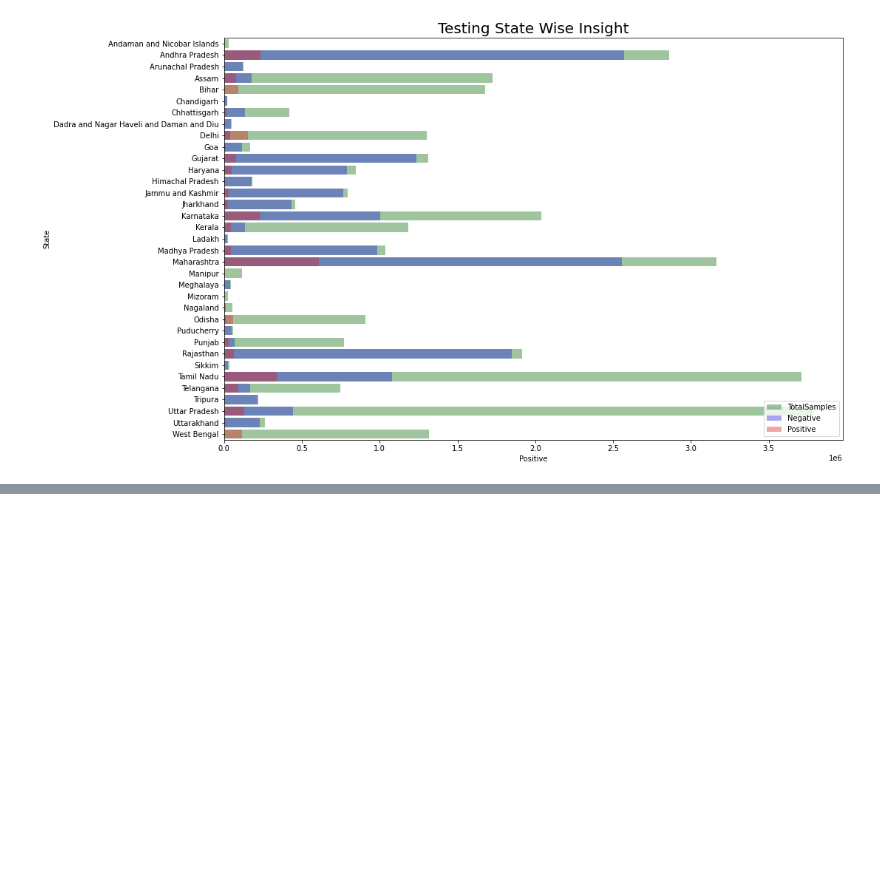
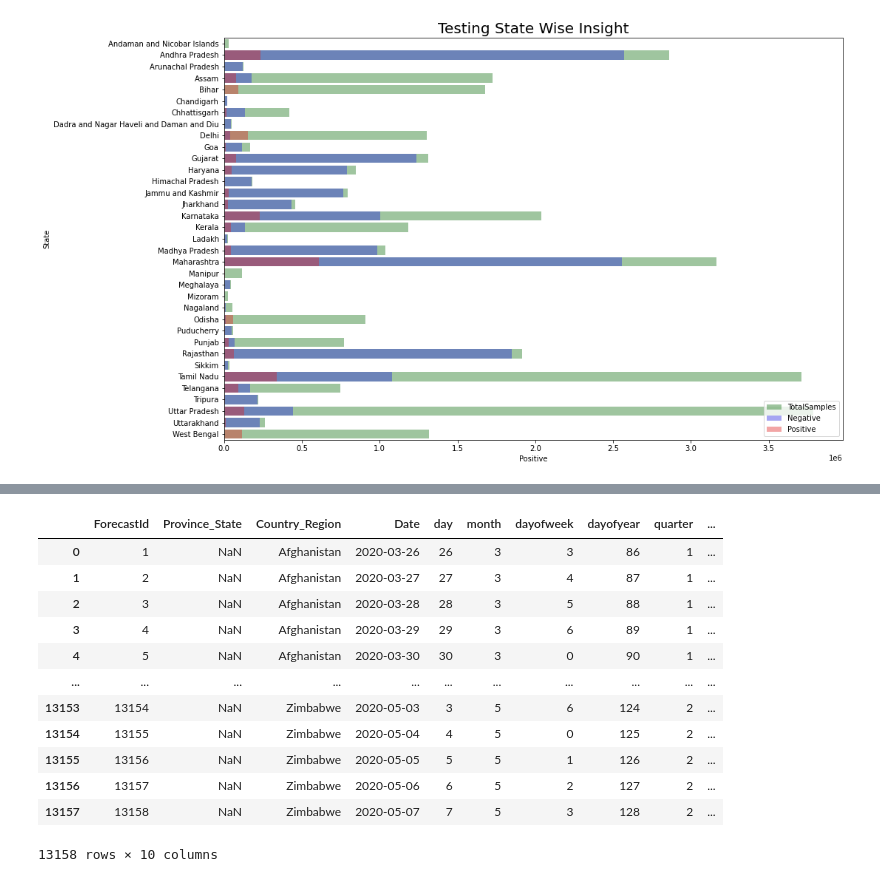
Before and after one commit to samuira/TechHubResearch, a Jupyter notebook: Kaggle/covid19-global-forecasting-week-3/practice.ipynb, the cells around one changed output, grey strips where cells are left out. Drawn from its saved outputs; the diff is of its cells as text; code cells hidden in the pictures; blank space fills up the shorter version.

```diff
--- a/Kaggle/covid19-global-forecasting-week-3/practice.ipynb
+++ b/Kaggle/covid19-global-forecasting-week-3/practice.ipynb
@@ -740,0 +764,22 @@ plt.legend()
+# %%
+test['day'] = test['Date'].dt.day
+test['month'] = test['Date'].dt.month
+test['dayofweek'] = test['Date'].dt.dayofweek
+test['dayofyear'] = test['Date'].dt.dayofyear
+test['quarter'] = test['Date'].dt.quarter
+test['weekofyear'] = test['Date'].dt.weekofyear
+test
+# %% [output]
+|  | ForecastId | Province_State | Country_Region | Date | day | month | dayofweek | dayofyear | quarter | ... |
+| 0 | 1 | NaN | Afghanistan | 2020-03-26 | 26 | 3 | 3 | 86 | 1 | ... |
+| 1 | 2 | NaN | Afghanistan | 2020-03-27 | 27 | 3 | 4 | 87 | 1 | ... |
+| 2 | 3 | NaN | Afghanistan | 2020-03-28 | 28 | 3 | 5 | 88 | 1 | ... |
+| 3 | 4 | NaN | Afghanistan | 2020-03-29 | 29 | 3 | 6 | 89 | 1 | ... |
+| 4 | 5 | NaN | Afghanistan | 2020-03-30 | 30 | 3 | 0 | 90 | 1 | ... |
+| ... | ... | ... | ... | ... | ... | ... | ... | ... | ... | ... |
+| 13153 | 13154 | NaN | Zimbabwe | 2020-05-03 | 3 | 5 | 6 | 124 | 2 | ... |
+| 13154 | 13155 | NaN | Zimbabwe | 2020-05-04 | 4 | 5 | 0 | 125 | 2 | ... |
+| 13155 | 13156 | NaN | Zimbabwe | 2020-05-05 | 5 | 5 | 1 | 126 | 2 | ... |
+| 13156 | 13157 | NaN | Zimbabwe | 2020-05-06 | 6 | 5 | 2 | 127 | 2 | ... |
+| 13157 | 13158 | NaN | Zimbabwe | 2020-05-07 | 7 | 5 | 3 | 128 | 2 | ... |
+13158 rows × 10 columns
```
Also changed, not shown: parts of 26 cells of this notebook, 34 other files.
